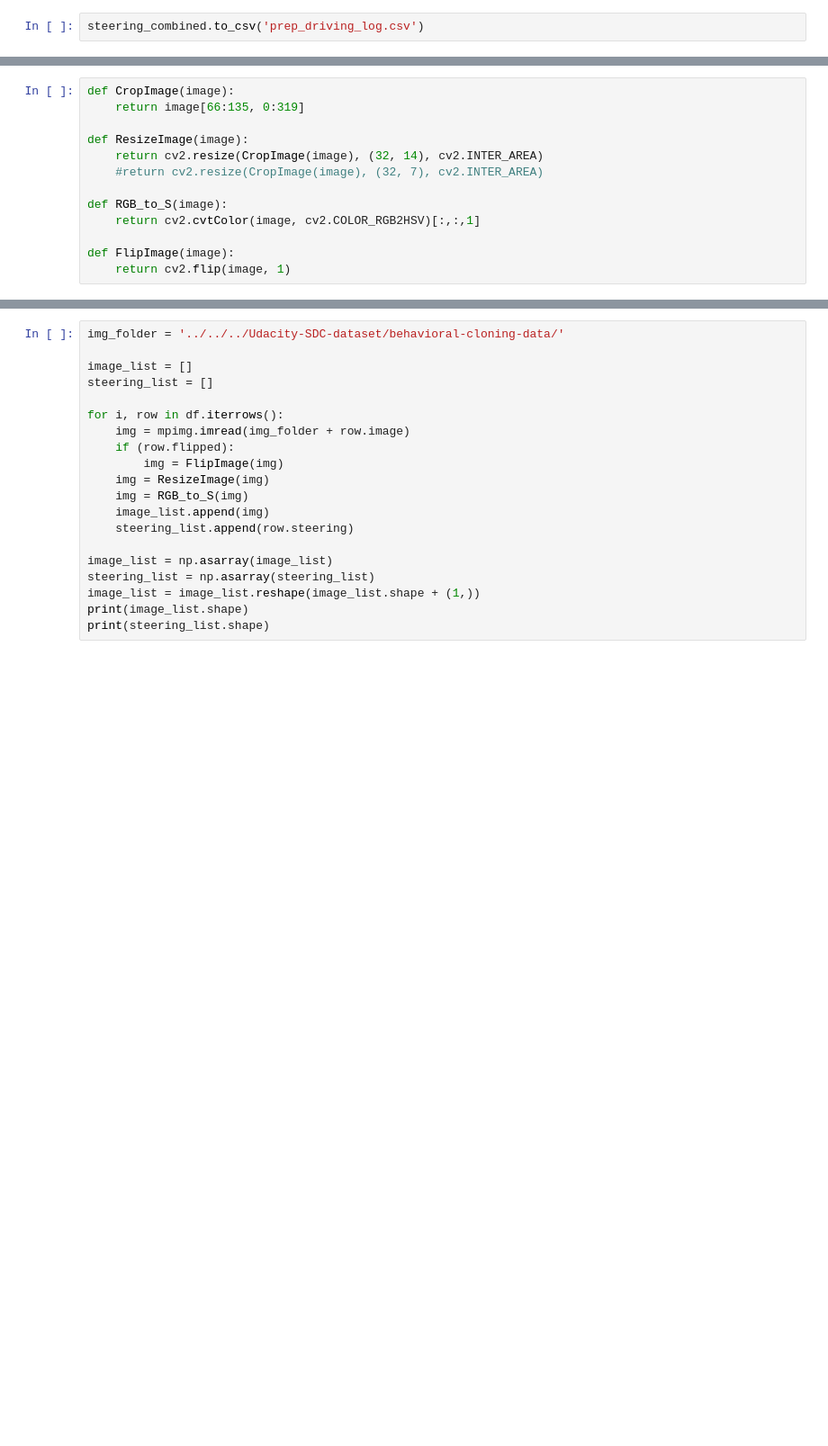
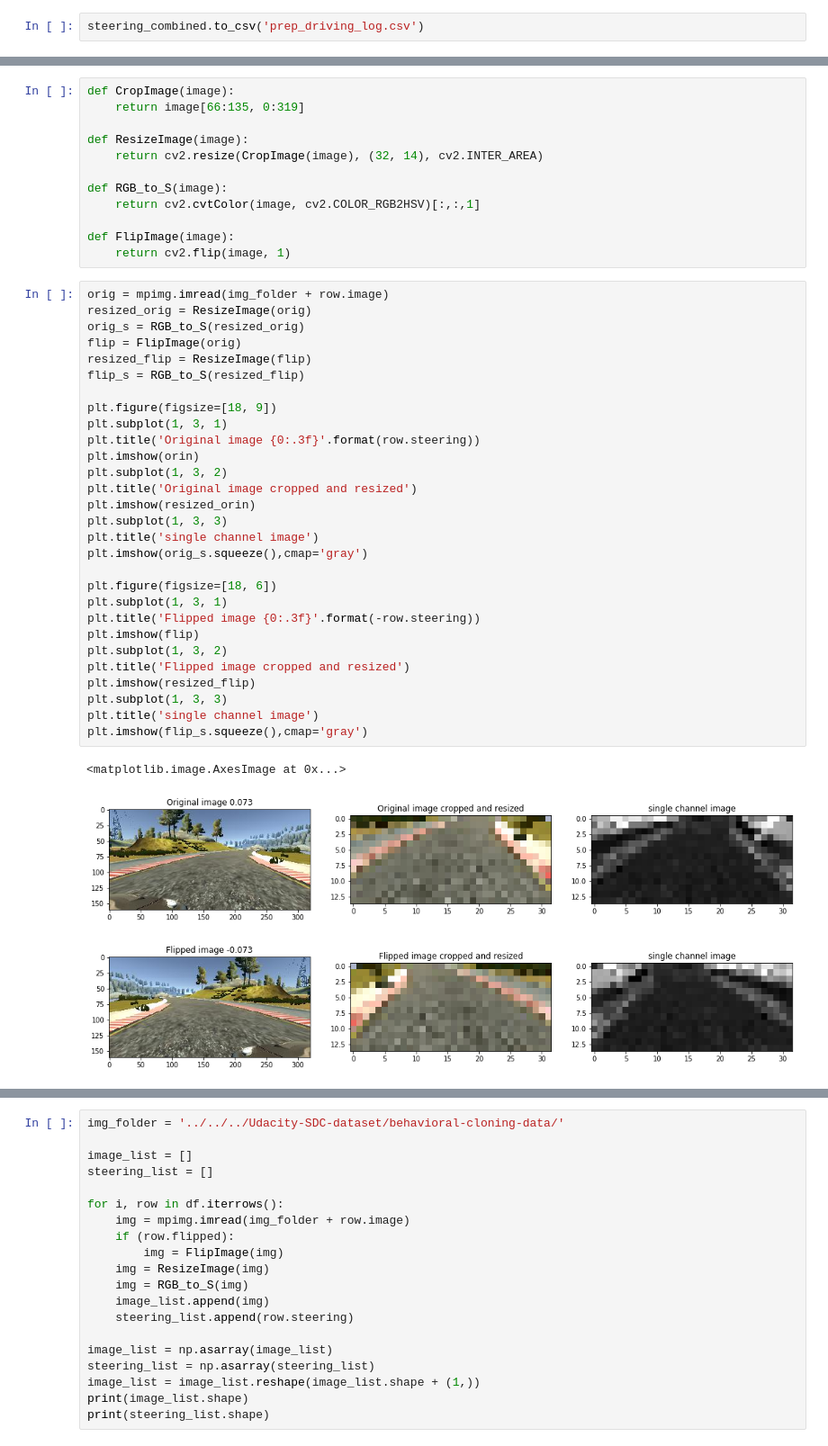
Before and after one commit to piliwilliam0306/Udacity-SDC, a Jupyter notebook: CarND-BehavioralCloning-P3/P3.ipynb, the cells around one changed output, grey strips where cells are left out. Shown: that part at 90% size. Saved outputs shown, nothing was run; the diff lists cells and outputs as text; blank space fills up the shorter version.

```diff
--- a/CarND-BehavioralCloning-P3/P3.ipynb
+++ b/CarND-BehavioralCloning-P3/P3.ipynb
@@ -198,11 +206,43 @@ def CropImage(image):
 
 def ResizeImage(image):
     return cv2.resize(CropImage(image), (32, 14), cv2.INTER_AREA)
-    #return cv2.resize(CropImage(image), (32, 7), cv2.INTER_AREA)
 
 def RGB_to_S(image):
     return cv2.cvtColor(image, cv2.COLOR_RGB2HSV)[:,:,1]
 
 def FlipImage(image):
     return cv2.flip(image, 1)
+# %%
+orig = mpimg.imread(img_folder + row.image)
+resized_orig = ResizeImage(orig)
+orig_s = RGB_to_S(resized_orig)
+flip = FlipImage(orig)
+resized_flip = ResizeImage(flip)
+flip_s = RGB_to_S(resized_flip)
+
+plt.figure(figsize=[18, 9])
+plt.subplot(1, 3, 1)
+plt.title('Original image {0:.3f}'.format(row.steering))
+plt.imshow(orin)
+plt.subplot(1, 3, 2)
+plt.title('Original image cropped and resized')
+plt.imshow(resized_orin)
+plt.subplot(1, 3, 3)
+plt.title('single channel image')
+plt.imshow(orig_s.squeeze(),cmap='gray')
+
+plt.figure(figsize=[18, 6])
+plt.subplot(1, 3, 1)
+plt.title('Flipped image {0:.3f}'.format(-row.steering))
+plt.imshow(flip)
+plt.subplot(1, 3, 2)
+plt.title('Flipped image cropped and resized')
+plt.imshow(resized_flip)
+plt.subplot(1, 3, 3)
+plt.title('single channel image')
+plt.imshow(flip_s.squeeze(),cmap='gray')
+# %% [output]
+<matplotlib.image.AxesImage at 0x...>
+[figure, added]
+[figure, added]
 # %% [markdown]
```
Also changed, not shown: parts of 19 cells of this notebook, 11 other files.
